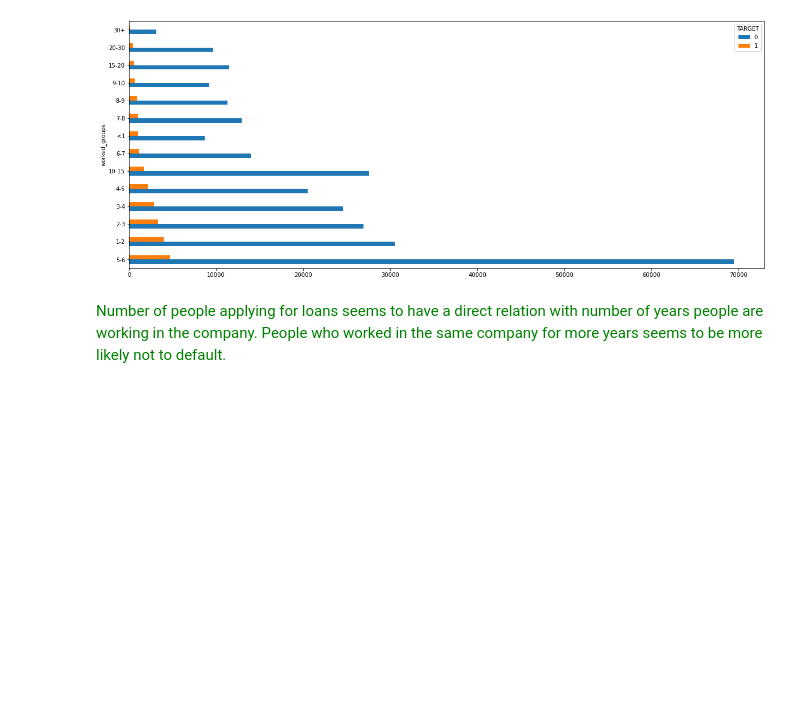
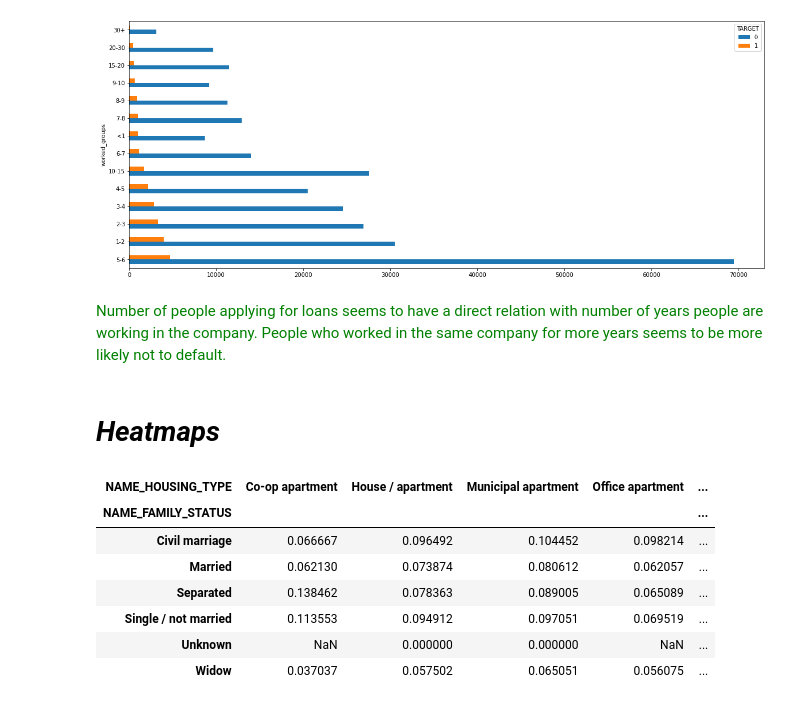
Before and after one commit to Achin-C/CaseStudyEDA, a Jupyter notebook: EDACaseStudy_Final.ipynb, the cells around one changed output. Drawn from its saved outputs; the diff is of its cells as text; code cells hidden in the pictures; blank space fills up the shorter version.

```diff
--- a/EDACaseStudy_Final.ipynb
+++ b/EDACaseStudy_Final.ipynb
@@ -573,3 +573,17 @@ plt.show()
 # %% [markdown]
 <font color='green'>Number of people applying for loans seems to have a direct relation with number of years people are working in the company.</font>
 <font color='green'>People who worked in the same company for more years seems to be more likely not to default.</font>
+# %% [markdown]
+# _Heatmaps_
+# %%
+res=pd.pivot_table(data=dfApplication_Data_Standardized,index="NAME_FAMILY_STATUS",columns="NAME_HOUSING_TYPE",values="TARGET")
+res
+# %% [output]
+| NAME_HOUSING_TYPE | Co-op apartment | House / apartment | Municipal apartment | Office apartment | ... |
+| NAME_FAMILY_STATUS |  |  |  |  | ... |
+| Civil marriage | 0.066667 | 0.096492 | 0.104452 | 0.098214 | ... |
+| Married | 0.062130 | 0.073874 | 0.080612 | 0.062057 | ... |
+| Separated | 0.138462 | 0.078363 | 0.089005 | 0.065089 | ... |
+| Single / not married | 0.113553 | 0.094912 | 0.097051 | 0.069519 | ... |
+| Unknown | NaN | 0.000000 | 0.000000 | NaN | ... |
+| Widow | 0.037037 | 0.057502 | 0.065051 | 0.056075 | ... |
```
Also changed, not shown: parts of 1 cell of this notebook.
